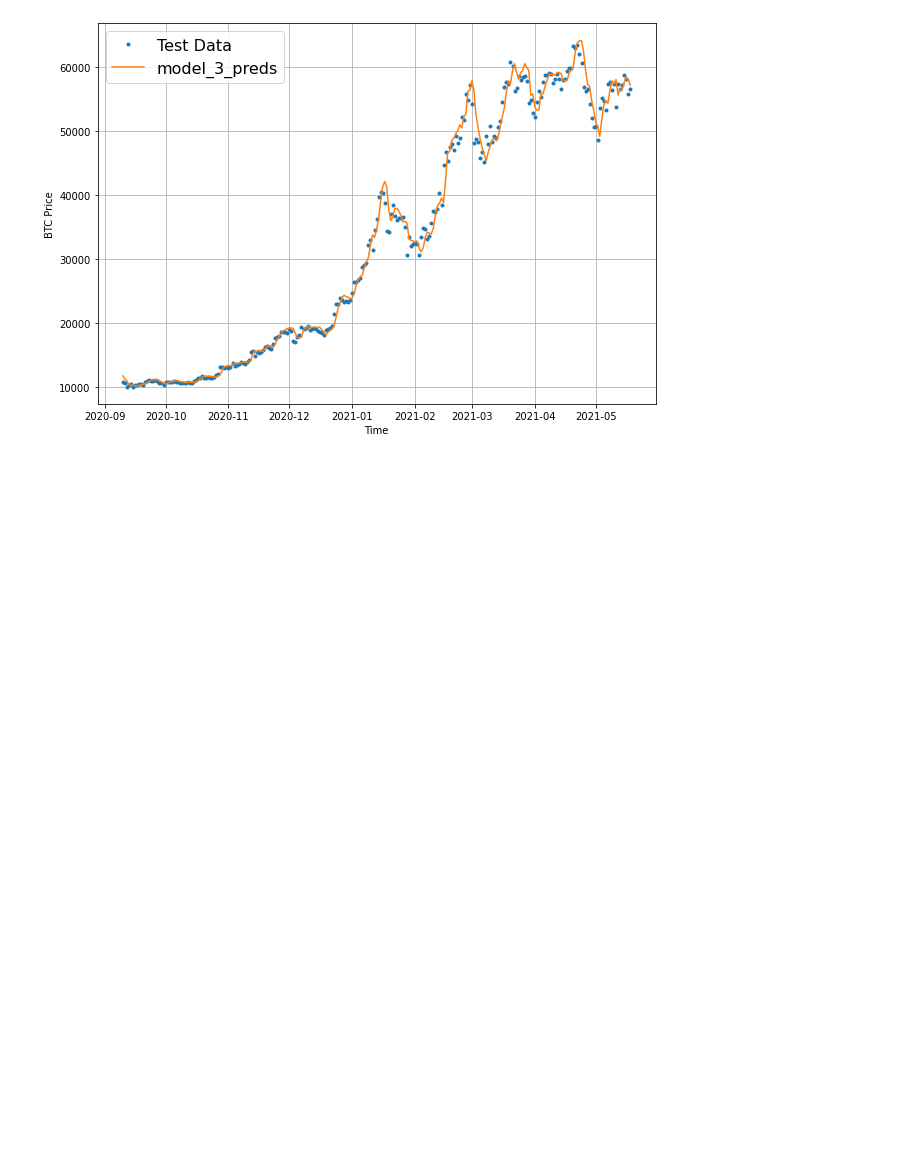
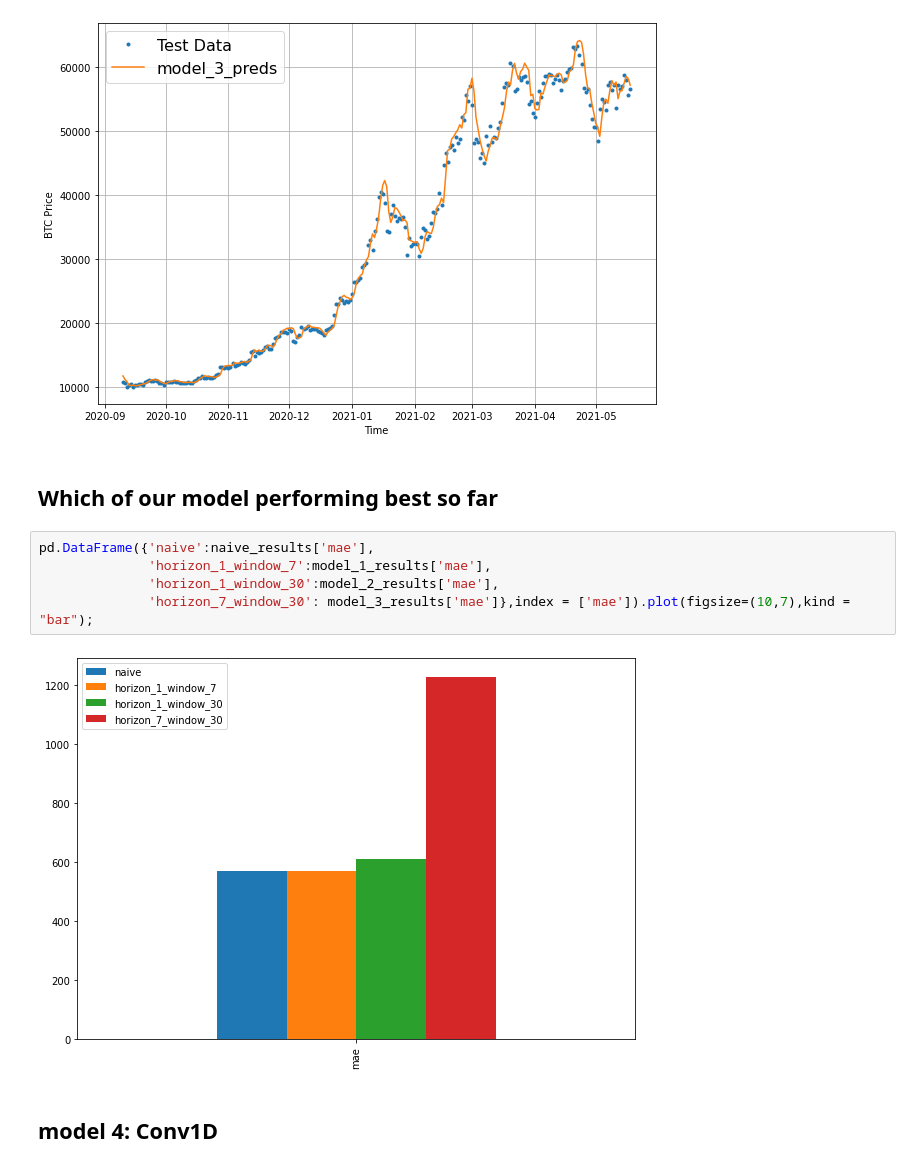
Before and after one commit to subodh2708/deep-learning---tensorflow-2.0, a Jupyter notebook: 10_time_series_forecasting_with_tensorflow.ipynb, the cells around one changed output. Drawn from its saved outputs; the diff is of its cells as text; blank space fills up the shorter version.

Commit message:
build model 4 with convolutional neural networks 1 dim

```diff
--- a/10_time_series_forecasting_with_tensorflow.ipynb
+++ b/10_time_series_forecasting_with_tensorflow.ipynb
@@ -624,3 +612,14 @@ plot_time_series(timesteps = X_test[-len(test_windows):], values = test_labels[:
 plot_time_series(timesteps =X_test[-len(test_windows):], values = tf.reduce_mean(model_3_preds, axis=1) ,start = offset,format='-', label = 'model_3_preds' )
 # %% [output]
 [figure]
+# %% [markdown]
+## Which of our model performing best so far
+# %%
+pd.DataFrame({'naive':naive_results['mae'],
+              'horizon_1_window_7':model_1_results['mae'],
+              'horizon_1_window_30':model_2_results['mae'],
+              'horizon_7_window_30': model_3_results['mae']},index = ['mae']).plot(figsize=(10,7),kind = "bar");
+# %% [output]
+[figure, added]
+# %% [markdown]
+## model 4: Conv1D
```
Also changed, not shown: parts of 29 cells of this notebook.
